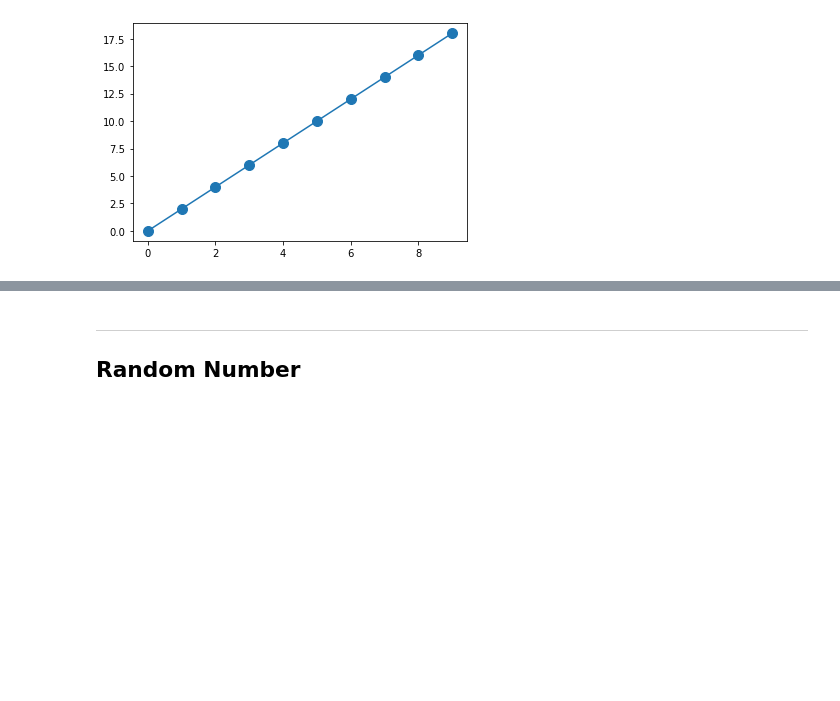
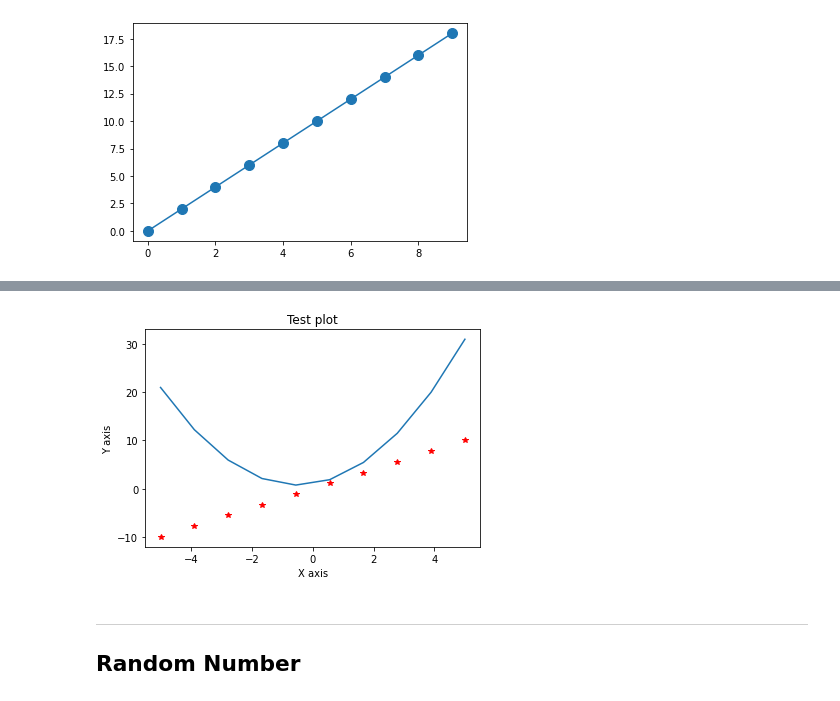
Before and after one commit to navgaur/Mathematical-Physics-I, a Jupyter notebook: Intro Python 1.ipynb, the cells around one changed output, grey strips where cells are left out. Cells and saved outputs as stored; diff of their text form; code cells hidden in the pictures; blank space fills up the shorter version.

```diff
--- a/Intro Python 1.ipynb
+++ b/Intro Python 1.ipynb
@@ -479,3 +661,28 @@ plt.show()
+# %%
+import matplotlib.pyplot as plt
+
+def ff(x):
+    test1 = x**2 + x + 1
+    return test1
+
+def ff1(x):
+    test1 = 2*x
+    return test1
+
+
+y = np.linspace(-5,5,10)
+yy = ff(y)
+yy1=ff1(y)
+#print(y,yy)
+plt.plot(y,yy)
+plt.plot(y,yy1,"r*")
+
+plt.xlabel('X axis', fontsize = 10)
+plt.ylabel('Y axis', fontsize = 10)
+plt.title("Test plot")
+plt.show()
+# %% [output]
+[figure, added]
 # %% [markdown]
 ---
 ## Random Number
```
Also changed, not shown: parts of 19 cells of this notebook.
